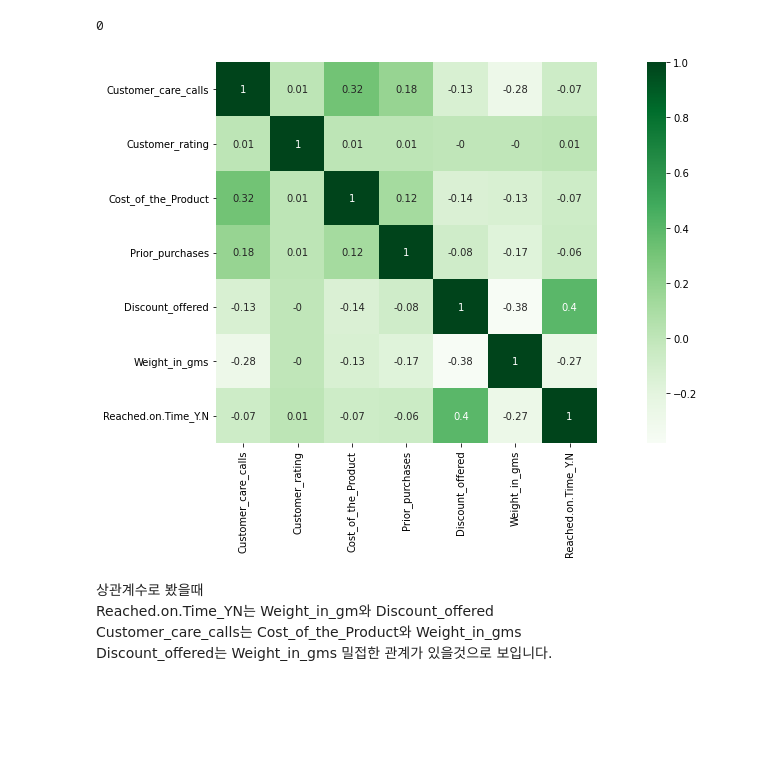
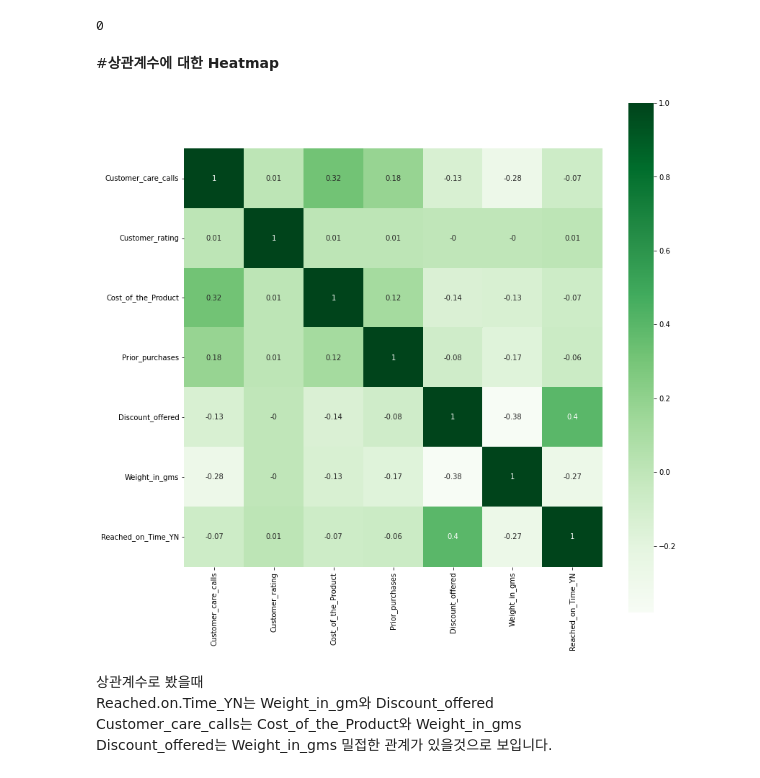
Before and after one commit to vkekd25/KBDB_Project_E_Commerce, a Jupyter notebook: E_commerce_project.ipynb, the cells around one changed output. Saved outputs shown, nothing was run; the diff lists cells and outputs as text; code cells hidden in the pictures; blank space fills up the shorter version.

```diff
--- a/E_commerce_project.ipynb
+++ b/E_commerce_project.ipynb
@@ -123,16 +113,20 @@ round(df[['Customer_care_calls', 'Customer_rating', 'Cost_of_the_Product','Prior
 df.duplicated(subset = ['ID']).sum() # 중복된 ID 없는거 확인!
 # %% [output]
 0
+# %% [markdown]
+#**상관계수에 대한 Heatmap**
 # %%
 import seaborn as sns
 import matplotlib.pyplot as plt
 
-plt.figure(figsize = (18, 7))
+%matplotlib inline
+#matplot 그래프가 안나올시
+plt.figure(figsize = (13, 13))
 sns.heatmap(round(df[['Customer_care_calls', 'Customer_rating', 'Cost_of_the_Product','Prior_purchases', 'Product_importance',
-                'Discount_offered', 'Weight_in_gms','Reached.on.Time_Y.N']].corr(),2),square = True, cmap = 'Greens', annot = True);
+                'Discount_offered', 'Weight_in_gms','Reached_on_Time_YN']].corr(),2),square = True, cmap = 'Greens', annot = True);
 plt.show()
 # %% [output]
-[figure, old version]
+[figure, new version]
 # %% [markdown]
 상관계수로 봤을때
 Reached.on.Time_YN는 Weight_in_gm와 Discount_offered
```
Also changed, not shown: parts of 55 cells of this notebook.
